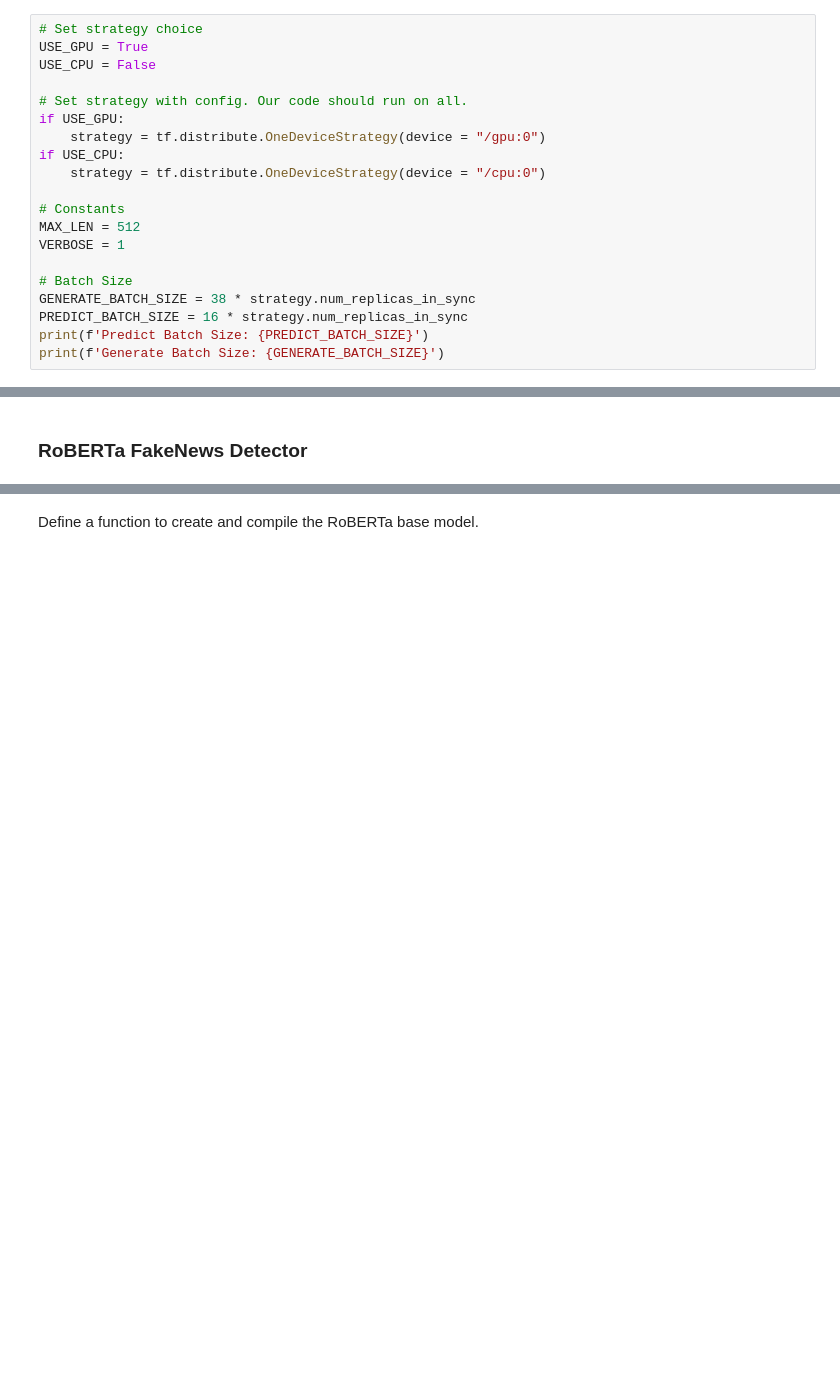
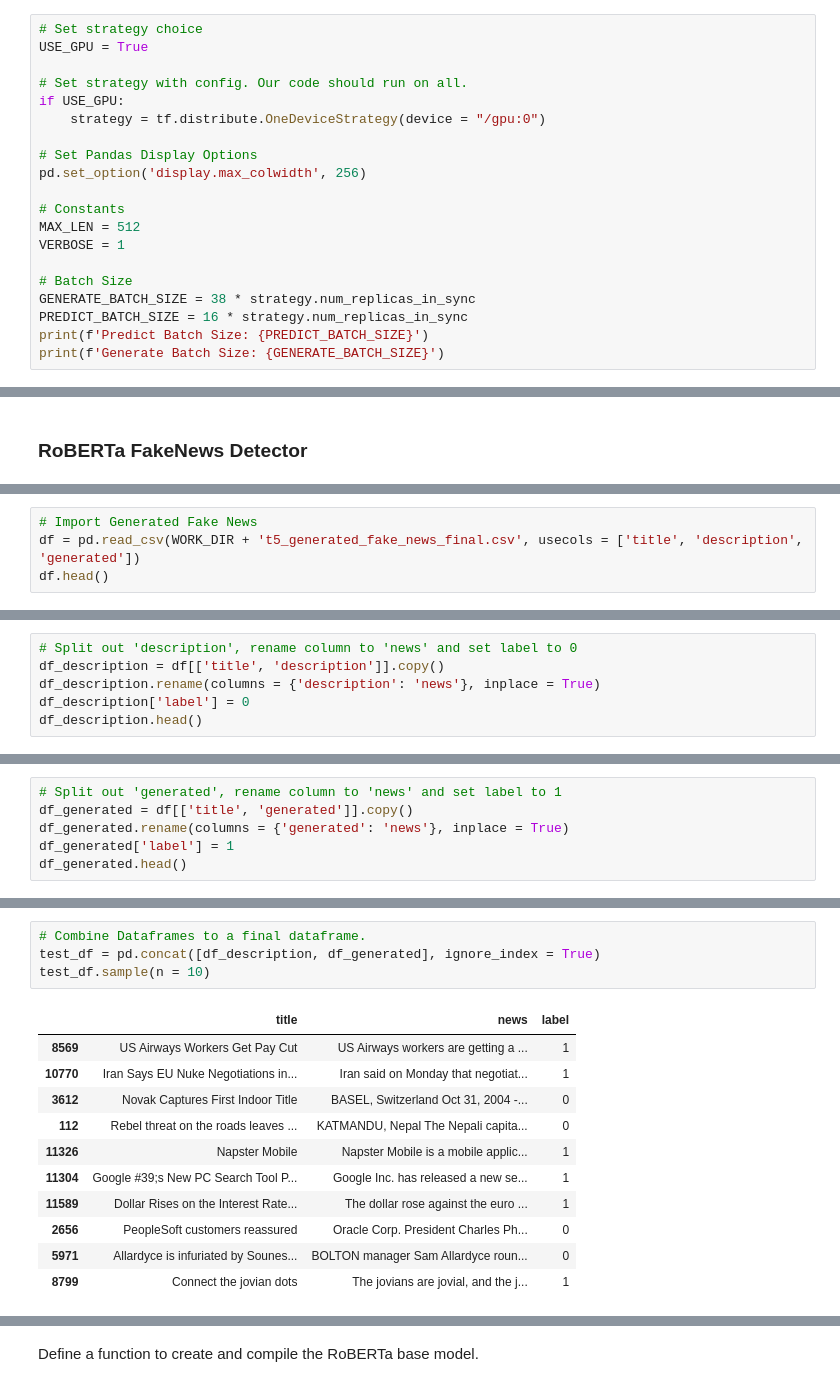
Before and after one commit to RobinSmits/FakeNews-Generator-And-Detector, a Jupyter notebook: FakeNews_Generator_And_Detector.ipynb, the cells around one changed output, grey strips where cells are left out. Cells and saved outputs as stored; diff of their text form; blank space fills up the shorter version.

```diff
--- a/FakeNews_Generator_And_Detector.ipynb
+++ b/FakeNews_Generator_And_Detector.ipynb
@@ -62,13 +62,13 @@ And all the necessary information for the T5 and RoBERTa models will be set.
 # %%
 # Set strategy choice
 USE_GPU = True
-USE_CPU = False
 
 # Set strategy with config. Our code should run on all.
 if USE_GPU:
     strategy = tf.distribute.OneDeviceStrategy(device = "/gpu:0")
-if USE_CPU:
-    strategy = tf.distribute.OneDeviceStrategy(device = "/cpu:0")
+
+# Set Pandas Display Options
+pd.set_option('display.max_colwidth', 256)
 
 # Constants
 MAX_LEN = 512
@@ -324,0 +323,4 @@ print(df.head())
+# %%
+# Import Generated Fake News
+df = pd.read_csv(WORK_DIR + 't5_generated_fake_news_final.csv', usecols = ['title', 'description', 'generated'])
+df.head()
@@ -324,0 +334,6 @@ print(df.head())
+# %%
+# Split out 'description', rename column to 'news' and set label to 0
+df_description = df[['title', 'description']].copy()
+df_description.rename(columns = {'description': 'news'}, inplace = True)
+df_description['label'] = 0
+df_description.head()
@@ -324,0 +347,6 @@ print(df.head())
+# %%
+# Split out 'generated', rename column to 'news' and set label to 1
+df_generated = df[['title', 'generated']].copy()
+df_generated.rename(columns = {'generated': 'news'}, inplace = True)
+df_generated['label'] = 1
+df_generated.head()
@@ -325 +360,17 @@ print(df.head())
+# %%
+# Combine Dataframes to a final dataframe.
+test_df = pd.concat([df_description, df_generated], ignore_index = True)
+test_df.sample(n = 10)
+# %% [output]
+|  | title | news | label |
+| 8569 | US Airways Workers Get Pay Cut | US Airways workers are getting a ... | 1 |
+| 10770 | Iran Says EU Nuke Negotiations in... | Iran said on Monday that negotiat... | 1 |
+| 3612 | Novak Captures First Indoor Title | BASEL, Switzerland Oct 31, 2004 -... | 0 |
+| 112 | Rebel threat on the roads leaves ... | KATMANDU, Nepal The Nepali capita... | 0 |
+| 11326 | Napster Mobile | Napster Mobile is a mobile applic... | 1 |
+| 11304 | Google #39;s New PC Search Tool P... | Google Inc. has released a new se... | 1 |
+| 11589 | Dollar Rises on the Interest Rate... | The dollar rose against the euro ... | 1 |
+| 2656 | PeopleSoft customers reassured | Oracle Corp. President Charles Ph... | 0 |
+| 5971 | Allardyce is infuriated by Sounes... | BOLTON manager Sam Allardyce roun... | 0 |
+| 8799 | Connect the jovian dots | The jovians are jovial, and the j... | 1 |
 # %% [markdown]
```
Also changed, not shown: parts of 17 cells of this notebook.
